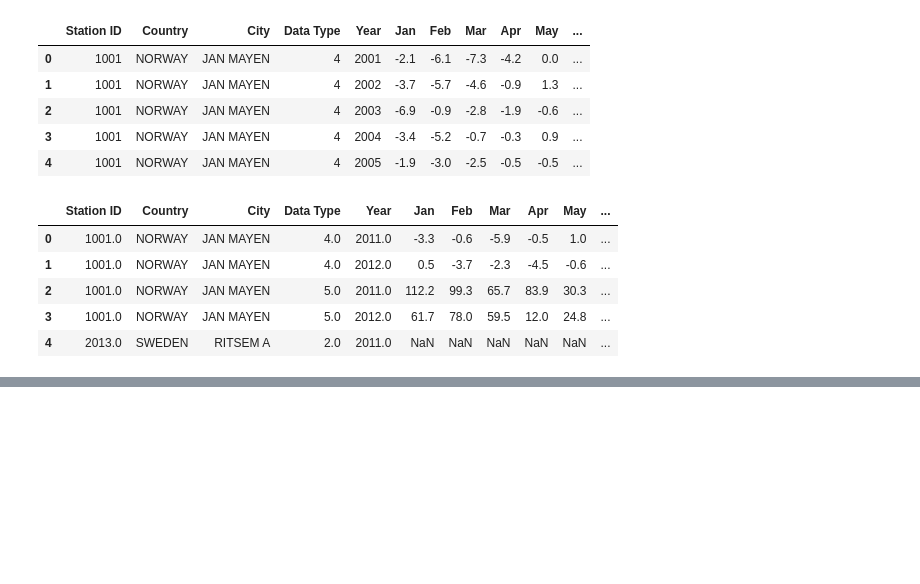
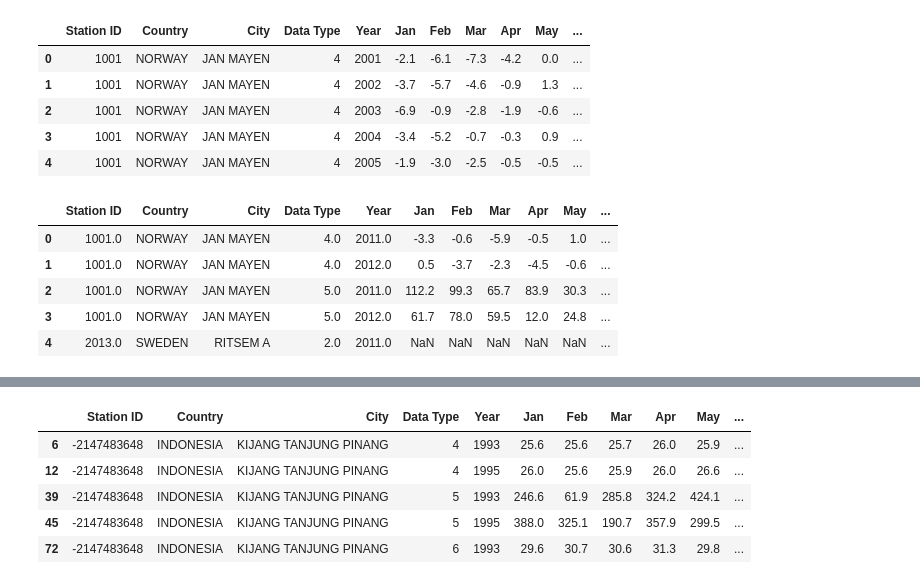
Before and after one commit to georgejieh/predicting_grape_suitability_based_on_climate_and_precipitation, a Jupyter notebook: cleaning_data.ipynb, the cells around one changed output, grey strips where cells are left out. Cells and saved outputs as stored; diff of their text form; code cells hidden in the pictures; blank space fills up the shorter version.

```diff
--- a/cleaning_data.ipynb
+++ b/cleaning_data.ipynb
@@ -1069,0 +1133,13 @@ weather_data_2011_2016.head()
+# %%
+# Drop rows where any column has a NaN value
+combined_weather_data.dropna(inplace=True)
+
+# Check Results
+combined_weather_data.head()
+# %% [output]
+|  | Station ID | Country | City | Data Type | Year | Jan | Feb | Mar | Apr | May | ... |
+| 6 | -2147483648 | INDONESIA | KIJANG TANJUNG PINANG | 4 | 1993 | 25.6 | 25.6 | 25.7 | 26.0 | 25.9 | ... |
+| 12 | -2147483648 | INDONESIA | KIJANG TANJUNG PINANG | 4 | 1995 | 26.0 | 25.6 | 25.9 | 26.0 | 26.6 | ... |
+| 39 | -2147483648 | INDONESIA | KIJANG TANJUNG PINANG | 5 | 1993 | 246.6 | 61.9 | 285.8 | 324.2 | 424.1 | ... |
+| 45 | -2147483648 | INDONESIA | KIJANG TANJUNG PINANG | 5 | 1995 | 388.0 | 325.1 | 190.7 | 357.9 | 299.5 | ... |
+| 72 | -2147483648 | INDONESIA | KIJANG TANJUNG PINANG | 6 | 1993 | 29.6 | 30.7 | 30.6 | 31.3 | 29.8 | ... |
```
Also changed, not shown: parts of 5 cells of this notebook, 2 other files.
